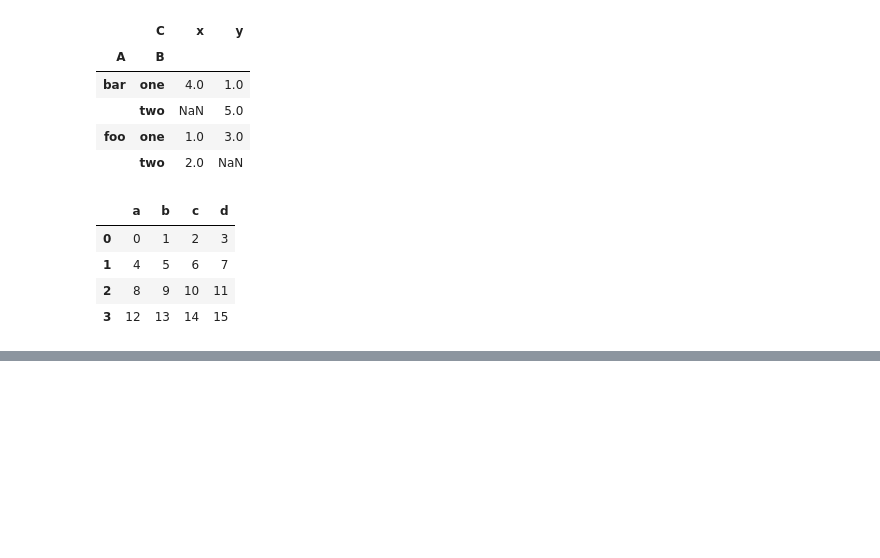
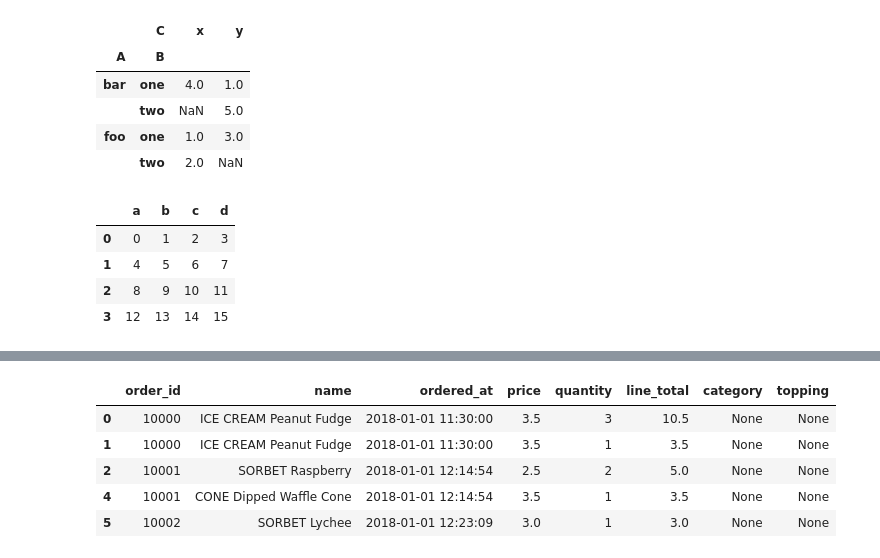
Before and after one commit to tranluongtiensi/datamining, a Jupyter notebook: week2/lab2.ipynb, the cells around one changed output, grey strips where cells are left out. Drawn from its saved outputs; the diff is of its cells as text; code cells hidden in the pictures; blank space fills up the shorter version.

```diff
--- a/week2/lab2.ipynb
+++ b/week2/lab2.ipynb
@@ -1051,0 +1097,15 @@ df
+# %%
+# ✓ Fix column datatypes.
+
+# Convert the "name"
+df['name'] = df['name'].str.replace('"', '')
+
+# Convert the "ordered_at" column to datetime datatype
+df['ordered_at'] = pd.to_datetime(df['ordered_at'])
+
+# Convert the "price" and "line_total" columns to float datatype
+df['price'] = df['price'].replace('[$,]', '', regex=True).astype(float)
+df['line_total'] = df['line_total'].replace('[$,]', '', regex=True).astype(float)
+
+# Print the datatypes of all columns to check if the column datatypes have been fixed
+print(df.dtypes)
@@ -1051,0 +1120,6 @@ df
+# %%
+"""✓ Drop if duplicated or null."""
+
+df.drop_duplicates(inplace=True)
+df.dropna(inplace=True)
+df.head()
@@ -1051,0 +1201,23 @@ df
+# %%
+# ✓ Use regular expression and lambda function to parse data.
+import re
+
+# Define regular expressions for category, flavor, and topping
+category_regex = r'^"(.*?)"'
+flavor_regex = r'(?<=")(?:[^"]|(?<=\)")+(?=")'
+topping_regex = r'^"CONE".*?"(.*?)"$'
+
+# Apply lambda functions to extract category, flavor, and topping information
+df['category'] = df['name'].apply(lambda x: re.findall(category_regex, x)[0] if re.findall(category_regex, x) else None)
+df['flavor'] = df['name'].apply(lambda x: re.findall(flavor_regex, x)[0] if re.findall(flavor_regex, x) else None)
+df['topping'] = df['name'].apply(lambda x: re.findall(topping_regex, x)[0] if re.findall(topping_regex, x) and 'CONE' in x else None)
+
+# Print the first 5 rows of the DataFrame to check if the data has been parsed correctly
+df.head(5)
+# %% [output]
+|  | order_id | name | ordered_at | price | quantity | line_total | category | topping |
+| 0 | 10000 | ICE CREAM Peanut Fudge | 2018-01-01 11:30:00 | 3.5 | 3 | 10.5 | None | None |
+| 1 | 10000 | ICE CREAM Peanut Fudge | 2018-01-01 11:30:00 | 3.5 | 1 | 3.5 | None | None |
+| 2 | 10001 | SORBET Raspberry | 2018-01-01 12:14:54 | 2.5 | 2 | 5.0 | None | None |
+| 4 | 10001 | CONE Dipped Waffle Cone | 2018-01-01 12:14:54 | 3.5 | 1 | 3.5 | None | None |
+| 5 | 10002 | SORBET Lychee | 2018-01-01 12:23:09 | 3.0 | 1 | 3.0 | None | None |
```
Also changed, not shown: parts of 25 cells of this notebook.
